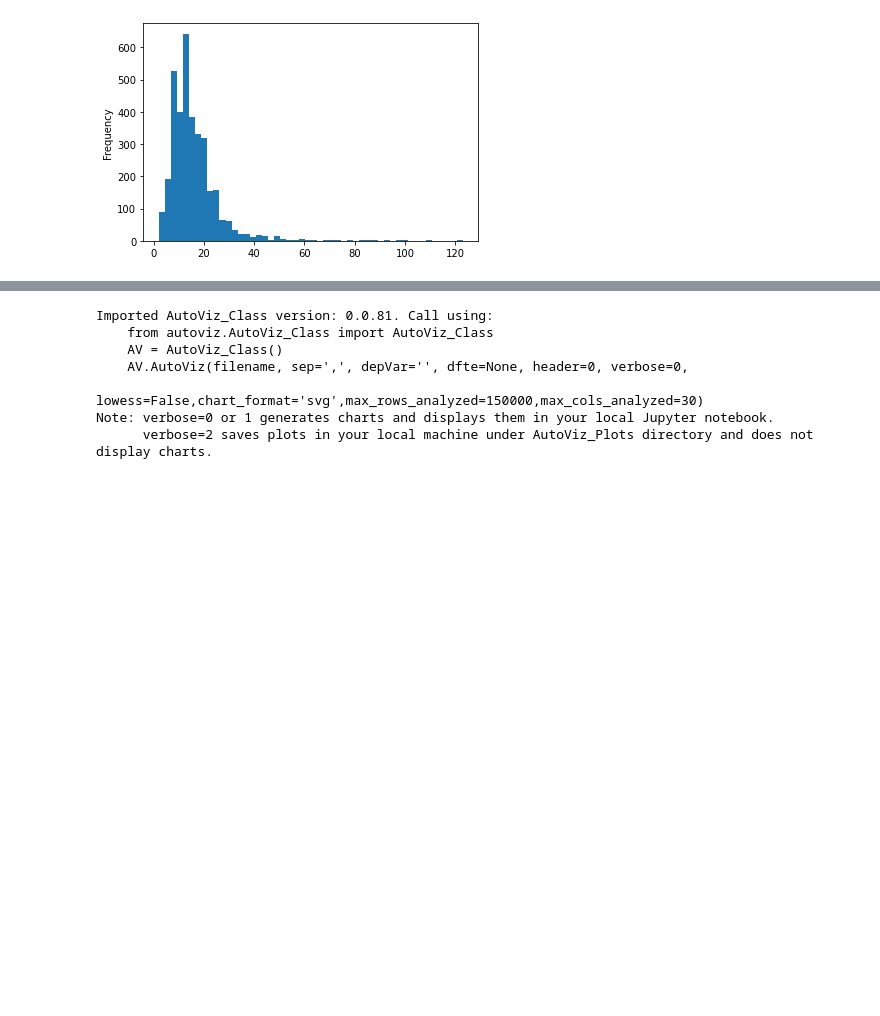
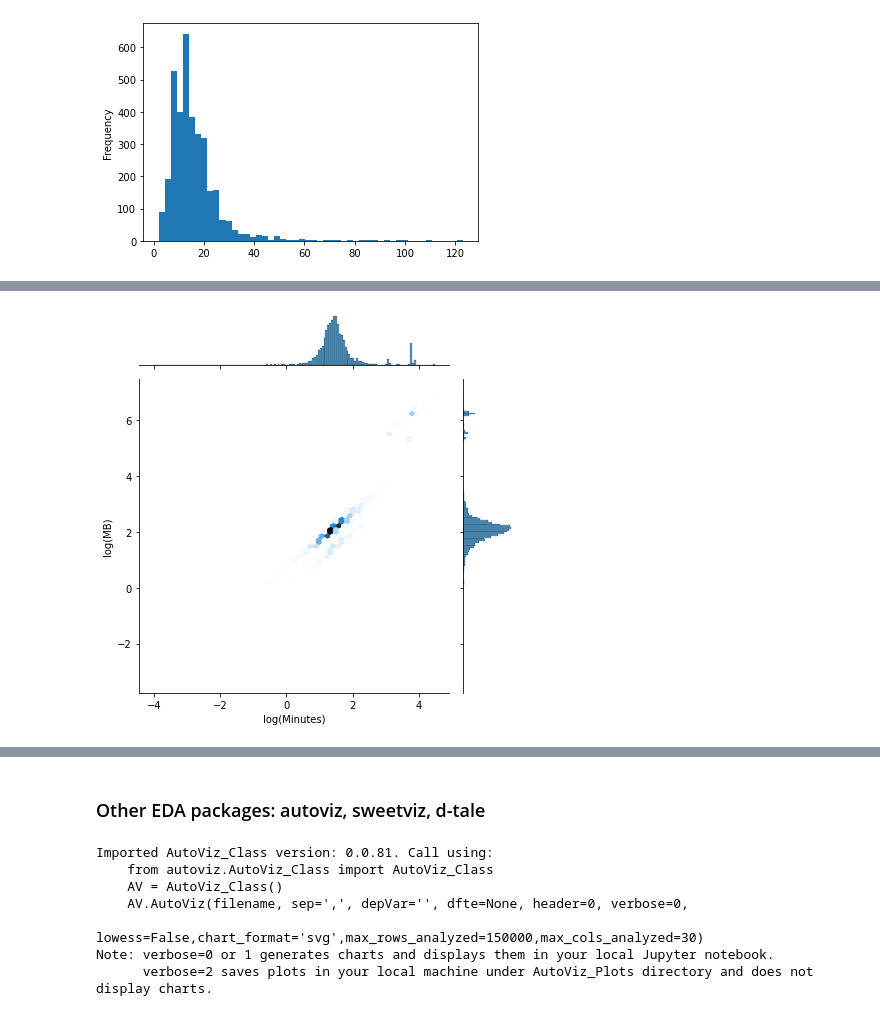
Before and after one commit to PacktPublishing/Practical-Data-Science-with-Python, a Jupyter notebook: Chapter5/Chapter_5_code.ipynb, the cells around one changed output, grey strips where cells are left out. Cells and saved outputs as stored; diff of their text form; code cells hidden in the pictures; blank space fills up the shorter version.

```diff
--- a/Chapter5/Chapter_5_code.ipynb
+++ b/Chapter5/Chapter_5_code.ipynb
@@ -289,7 +302,16 @@ df['Track'].str.len().plot.hist(bins=50)
+# %%
+# saving figure for book
+sns.jointplot(x="log(Minutes)", y="log(MB)", data=df_log, kind="hex")
+plt.tight_layout()  # auto-adjust margins
+plt.savefig('B17030_05_19.png', dpi=300)
+# %% [output]
+[figure, added]
 # %%
 report.to_notebook_iframe()
 # %% [output]
 [interactive output not drawn]
+# %% [markdown]
+### Other EDA packages: autoviz, sweetviz, d-tale
 # %%
 from autoviz.AutoViz_Class import AutoViz_Class
 # %% [output]
```
Also changed, not shown: parts of 45 cells of this notebook, 2 other files.
